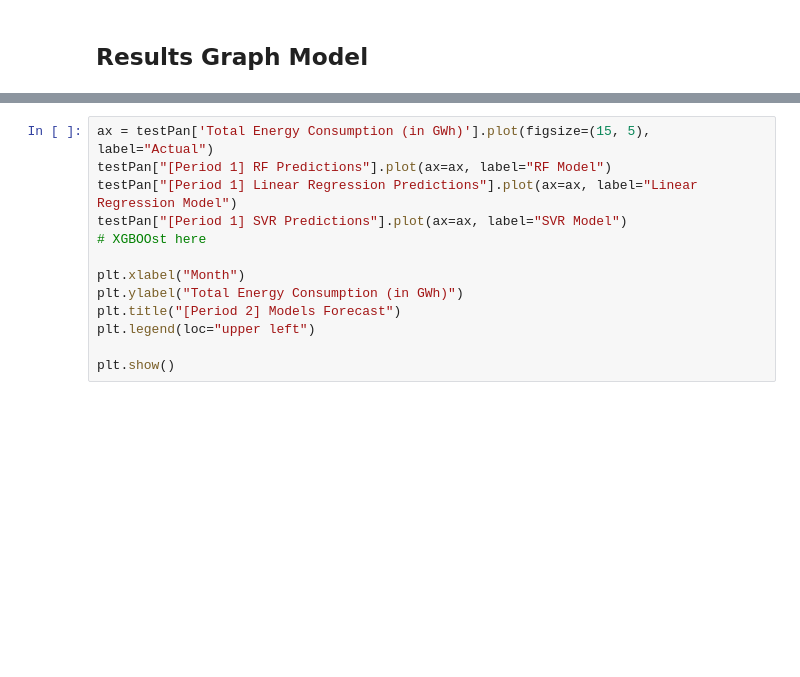
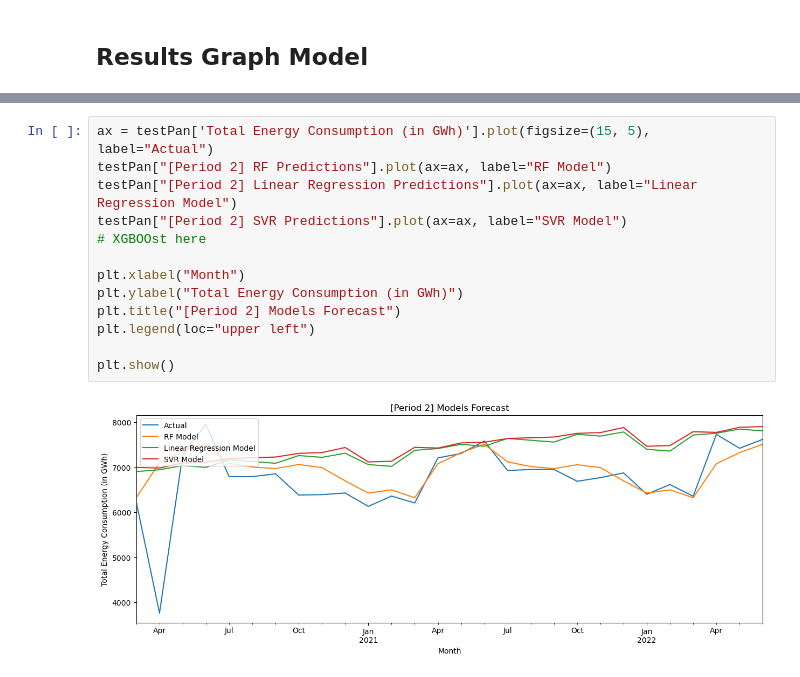
Before and after one commit to errutorculas/cmsc197-ML-miniproj, a Jupyter notebook: jupyter-notebook-code/miniproj.ipynb, the cells around one changed output, grey strips where cells are left out. Drawn from its saved outputs; the diff is of its cells as text; blank space fills up the shorter version.

```diff
--- a/jupyter-notebook-code/miniproj.ipynb
+++ b/jupyter-notebook-code/miniproj.ipynb
@@ -764,13 +764,15 @@ plt.show()
 # %%
 ax = testPan['Total Energy Consumption (in GWh)'].plot(figsize=(15, 5), label="Actual")
-testPan["[Period 1] RF Predictions"].plot(ax=ax, label="RF Model")
-testPan["[Period 1] Linear Regression Predictions"].plot(ax=ax, label="Linear Regression Model")
-testPan["[Period 1] SVR Predictions"].plot(ax=ax, label="SVR Model")
+testPan["[Period 2] RF Predictions"].plot(ax=ax, label="RF Model")
+testPan["[Period 2] Linear Regression Predictions"].plot(ax=ax, label="Linear Regression Model")
+testPan["[Period 2] SVR Predictions"].plot(ax=ax, label="SVR Model")
 # XGBOOst here
 
 plt.xlabel("Month")
 plt.ylabel("Total Energy Consumption (in GWh)")
 plt.title("[Period 2] Models Forecast")
 plt.legend(loc="upper left")
 
 plt.show()
+# %% [output]
+[figure, added]
```
Also changed, not shown: parts of 3 cells of this notebook.
